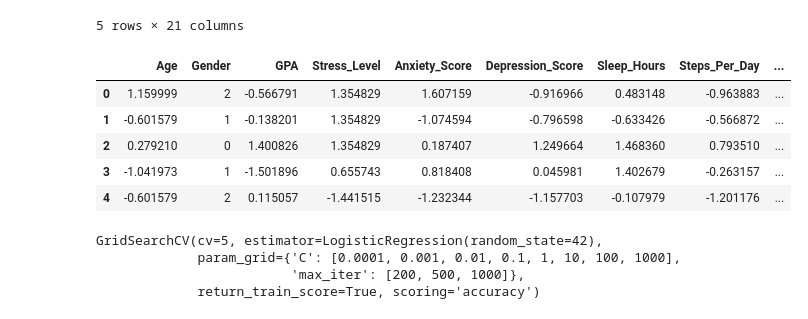
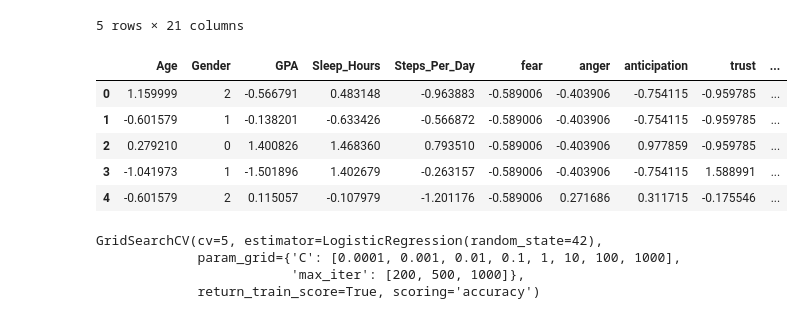
Before and after one commit to rubysmac/AI4ALL-Ignite-SU25, a Jupyter notebook: LogisticRegression.ipynb, the cells around one changed output. Saved outputs shown, nothing was run; the diff lists cells and outputs as text; code cells hidden in the pictures.

```diff
--- a/LogisticRegression.ipynb
+++ b/LogisticRegression.ipynb
@@ -23,14 +23,14 @@ df.head()
 | 4 | 5 | -0.601579 | 2 | 0.115057 | -1.441515 | -1.232344 | -1.157703 | ... |
 5 rows × 21 columns
 # %%
-X = df.drop(columns=['Mental_Health_Status', 'Daily_Reflections', 'Student_ID'])
-y = df["Mental_Health_Status"]
+X = df.drop(columns=['Mental_Health_Status', 'Daily_Reflections', 'Student_ID', 'Stress_Level', 'Depression_Score', 'Anxiety_Score'])
+Y = df['Mental_Health_Status']
 X.head()
 # %% [output]
-|  | Age | Gender | GPA | Stress_Level | Anxiety_Score | Depression_Score | Sleep_Hours | Steps_Per_Day | ... |
-| 0 | 1.159999 | 2 | -0.566791 | 1.354829 | 1.607159 | -0.916966 | 0.483148 | -0.963883 | ... |
-| 1 | -0.601579 | 1 | -0.138201 | 1.354829 | -1.074594 | -0.796598 | -0.633426 | -0.566872 | ... |
-| 2 | 0.279210 | 0 | 1.400826 | 1.354829 | 0.187407 | 1.249664 | 1.468360 | 0.793510 | ... |
-| 3 | -1.041973 | 1 | -1.501896 | 0.655743 | 0.818408 | 0.045981 | 1.402679 | -0.263157 | ... |
-| 4 | -0.601579 | 2 | 0.115057 | -1.441515 | -1.232344 | -1.157703 | -0.107979 | -1.201176 | ... |
+|  | Age | Gender | GPA | Sleep_Hours | Steps_Per_Day | fear | anger | anticipation | trust | ... |
+| 0 | 1.159999 | 2 | -0.566791 | 0.483148 | -0.963883 | -0.589006 | -0.403906 | -0.754115 | -0.959785 | ... |
+| 1 | -0.601579 | 1 | -0.138201 | -0.633426 | -0.566872 | -0.589006 | -0.403906 | -0.754115 | -0.959785 | ... |
+| 2 | 0.279210 | 0 | 1.400826 | 1.468360 | 0.793510 | -0.589006 | -0.403906 | 0.977859 | -0.959785 | ... |
+| 3 | -1.041973 | 1 | -1.501896 | 1.402679 | -0.263157 | -0.589006 | -0.403906 | -0.754115 | 1.588991 | ... |
+| 4 | -0.601579 | 2 | 0.115057 | -0.107979 | -1.201176 | -0.589006 | 0.271686 | 0.311715 | -0.175546 | ... |
 # %%
```
Also changed, not shown: parts of 6 cells of this notebook, 2 other files.
